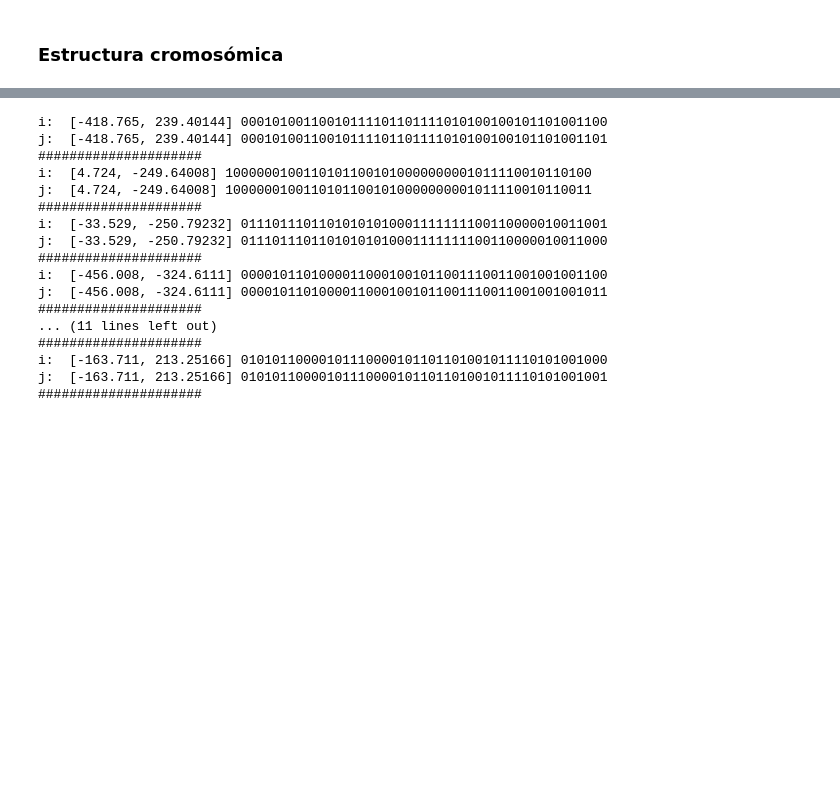
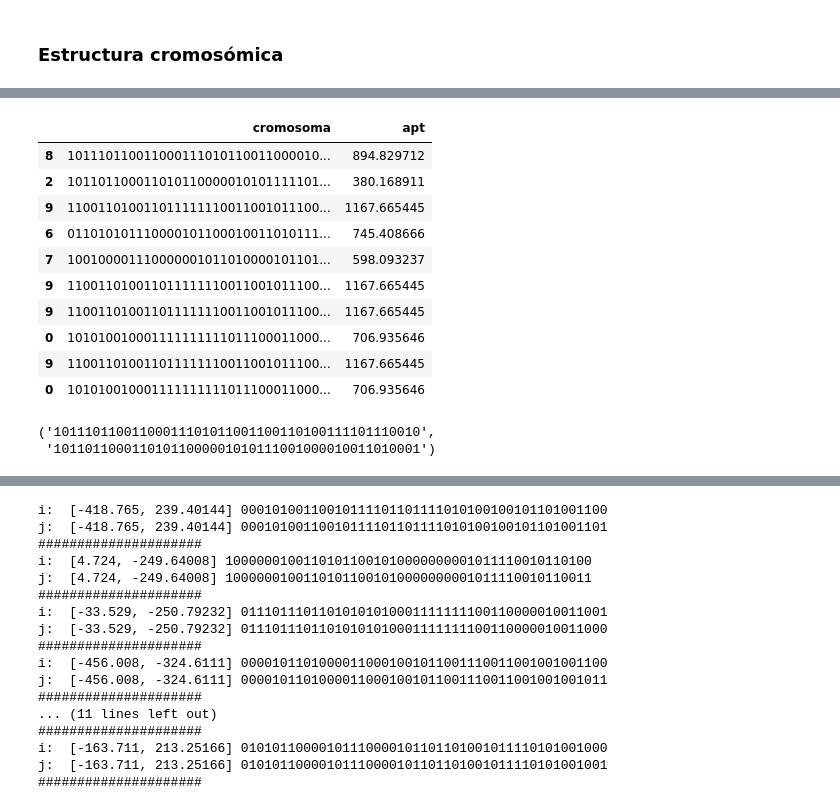
Before and after one commit to JafetMoon/dia-mod6-simple-evolutionary-algorithm, a Jupyter notebook: simple_evolutionary_algorithm.ipynb, the cells around one changed output, grey strips where cells are left out. Cells and saved outputs as stored; diff of their text form; code cells hidden in the pictures; blank space fills up the shorter version.

```diff
--- a/simple_evolutionary_algorithm.ipynb
+++ b/simple_evolutionary_algorithm.ipynb
@@ -179,0 +243,20 @@ CromA = Cromosoma(genes=(Gen1,Gen2))
+# %%
+pars = se.ruleta()
+pars
+# %% [output]
+|  | cromosoma | apt |
+| 8 | 101110110011000111010110011000010... | 894.829712 |
+| 2 | 101101100011010110000010101111101... | 380.168911 |
+| 9 | 110011010011011111110011001011100... | 1167.665445 |
+| 6 | 011010101110000101100010011010111... | 745.408666 |
+| 7 | 100100001110000001011010000101101... | 598.093237 |
+| 9 | 110011010011011111110011001011100... | 1167.665445 |
+| 9 | 110011010011011111110011001011100... | 1167.665445 |
+| 0 | 101010010001111111111011100011000... | 706.935646 |
+| 9 | 110011010011011111110011001011100... | 1167.665445 |
+| 0 | 101010010001111111111011100011000... | 706.935646 |
+# %%
+se.cruza(pars['cromosoma'].iloc[0],pars['cromosoma'].iloc[1])
+# %% [output]
+('10111011001100011101011001100110100111101110010',
+ '10110110001101011000001010111001000010011010001')
```
Also changed, not shown: parts of 29 cells of this notebook.
